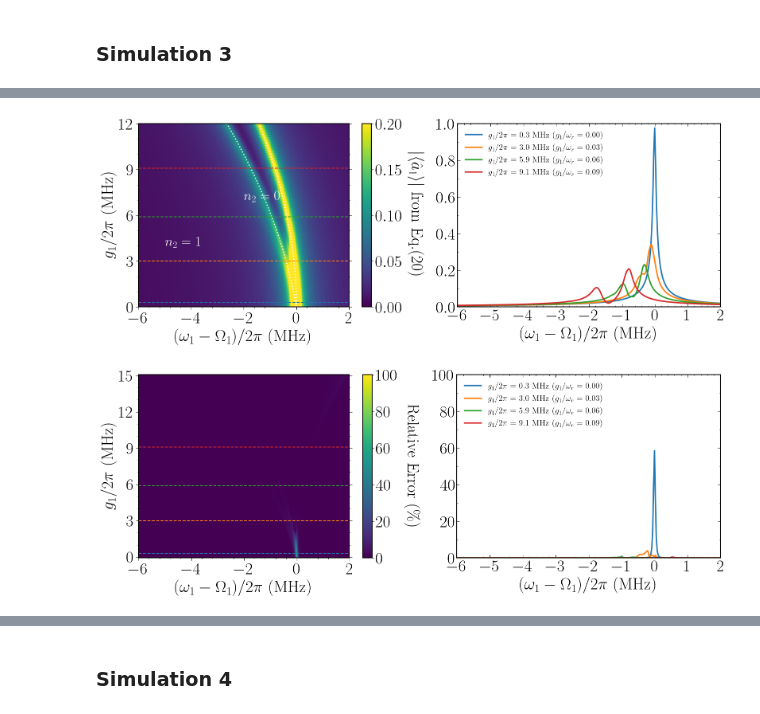
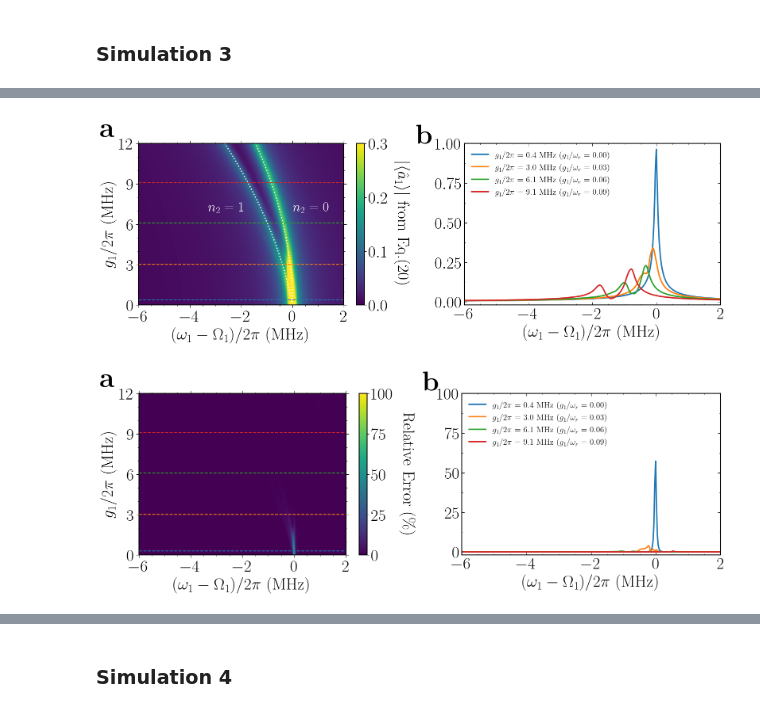
Before and after one commit to asantanah/code_for_paper, a Jupyter notebook: Artigo_simulations_.ipynb, the cells around one changed output, grey strips where cells are left out. Saved outputs shown, nothing was run; the diff lists cells and outputs as text; code cells hidden in the pictures.

```diff
--- a/Artigo_simulations_.ipynb
+++ b/Artigo_simulations_.ipynb
@@ -930,7 +930,7 @@ if(saveResults == True):
 # %% [markdown]
 ### Simulation 1
 # %%
-x_list , y_list, z_list_1 = load("Results\Simulation_1\Results_[2023-08-24]_[20h50m].npy", allow_pickle=True)
+x_list , y_list, z_list_1 = load("Results\Simulation_1\Results_[2023-08-25]_[10h49m].npy", allow_pickle=True)
 
 name = "Simulation_1"
 
@@ -1516,7 +1533,7 @@ plt.show()
 # %% [markdown]
 ### Simulation 3
 # %%
-x_list , y_list, z_list_3 = load("Results\Simulation_3\Results_[2023-08-24]_[21h07m].npy", allow_pickle=True)
+x_list , y_list, z_list_3 = load("Results\Simulation_3\Results_[2023-08-25]_[11h05m].npy", allow_pickle=True)
 
 name = "Simulation_3"
 
@@ -1533,7 +1550,7 @@ wr = 2 * pi * 1e6 * 100  # Mechanical Frequency
 ###############################
 fig, axes = plt.subplots(1, 2, figsize=(16, 6))
 
-for i in [0,10,20,30,40,50,60]:
+for i in [0,15,30,45,60,75]:
     axes[0].plot(x_list, z_list_3[0][i], linestyle='-', label=r'$g_1/2\pi = $ %.1f MHz ($g_1/\omega_r = $ %.2f)' % (y_list[i],(2 * pi * 1e6 * y_list[i]/(wr))), lw = lw)
 
 axes[0].set_xlabel(r'$(\omega_1 - \Omega_1)/2\pi$ (MHz)', rotation=0, fontsize=fs)
@@ -1548,20 +1565,20 @@ axes[0].set_xlim(-6,2)
 axes[0].set_ylim(-0.02,1)
 
 start, end = axes[0].get_xlim()
-axes[0].xaxis.set_ticks(arange(start, end+1, 1))
+axes[0].xaxis.set_ticks(arange(start, end+1, 2))
 
 axes[0].xaxis.set_ticks_position('both')
 axes[0].yaxis.set_ticks_position('both')
 
 axes[0].yaxis.set_minor_locator(AutoMinorLocator(2))
-axes[0].xaxis.set_minor_locator(AutoMinorLocator(5))
+axes[0].xaxis.set_minor_locator(AutoMinorLocator(4))
 
 axes[0].xaxis.set_tick_params(length=5)
 axes[0].yaxis.set_tick_params(length=5)
 
 axes[0].margins(x=0.1, y=0.1)
 ###############################
-for i in [0,10,20,30,40,50,60]:
+for i in [0,15,30,45,60,75]:
     axes[1].plot(x_list, z_list_3[1][i], linestyle='-', label=r'$g_1/2\pi = $ %.1f MHz ($g_1/\omega_r = $ %.2f)' % (y_list[i],(2 * pi * 1e6 * y_list[i]/(wr))), lw = lw)
 
 axes[1].set_xlabel(r'$(\omega_1 - \Omega_1)/2\pi$ (MHz)', rotation=0, fontsize=fs)
@@ -1576,20 +1593,22 @@ axes[1].set_xlim(-6,2)
 axes[1].set_ylim(-0.02,1)
 
 start, end = axes[1].get_xlim()
-axes[1].xaxis.set_ticks(arange(start, end+1, 1))
+axes[1].xaxis.set_ticks(arange(start, end+1, 2))
 
 axes[1].xaxis.set_ticks_position('both')
 axes[1].yaxis.set_ticks_position('both')
 
 axes[1].yaxis.set_minor_locator(AutoMinorLocator(2))
-axes[1].xaxis.set_minor_locator(AutoMinorLocator(5))
+axes[1].xaxis.set_minor_locator(AutoMinorLocator(4))
 
 axes[1].xaxis.set_tick_params(length=5)
 axes[1].yaxis.set_tick_params(length=5)
 
 axes[1].margins(x=0.01, y=0.01)
 ###############################
-
+axes[0].text(-7.5, 1, r"$\mathbf{a}$", color='black', fontsize=50)
+axes[1].text(-7.5, 1, r"$\mathbf{b}$", color='black', fontsize=50)
+###############################
 plt.tight_layout()
 
 if(saveResults == True):
@@ -1691,30 +1715,31 @@ wr = 2 * pi * 1e6 * 100  # Mechanical Frequency
 ###############################
 fig, axes = plt.subplots(1, 2, figsize=(16, 6))
 
-nrm = mpl.colors.Normalize(0, 0.2)
+nrm = mpl.colors.Normalize(0, 0.3)
 im1 = axes[0].pcolormesh(x_list, y_list, z_list_3[1], cmap=cm.viridis, norm=nrm, shading='auto')
 ###############################
-shift_n0 = [-(k**2)/(2*pi*wr*1e6) for k in galist]
-shift_n1 = [(-(k**2)/(2*pi*wr*1e6))-((2*k*gb)/(2*pi*wr*1e6)) for k in galist]
+shift_n0 = [-(2 * pi * 1e6 * k**2)/(wr) for k in y_list]
+shift_n1 = [(-(2 * pi * 1e6 * k**2)/(wr))-((2 * pi * 1e6 * 2*k*5)/(wr)) for k in y_list]
 axes[0].plot(shift_n0, y_list, ':', color='white', lw=2)
 axes[0].plot(shift_n1, y_list, ':', color='white', lw=2)
-axes[0].text(-5, 4, r"$n_2 = 1$", color='white', fontsize=25)
-axes[0].text(-2, 7, r"$n_2 = 0$", color='white', fontsize=25)
+axes[0].text(-3.3,7, r"$n_2 = 1$", color='white', fontsize=25)
+axes[0].text(0, 7, r"$n_2 = 0$", color='white', fontsize=25)
 ###############################
 axes[0].set_xlabel(r'$(\omega_1 - \Omega_1)/2\pi$ (MHz)', rotation=0, fontsize=fs)
 axes[0].set_ylabel(r'$g_1/2\pi$ (MHz)', rotation=90, fontsize=fs)
 axes[0].tick_params(axis='both', which='major', direction='out', labelsize=ls)
 axes[0].tick_params(axis='both', which='minor', labelsize=ls)
-axes[0].yaxis.set_ticks(arange(0, 15.1, 3))
+axes[0].yaxis.set_ticks(arange(0, 12.1, 3))
 axes[0].yaxis.set_ticks_position('both')
+axes[0].xaxis.set_ticks_position('both')
 ###############################
-axes[0].axhline(y = 0.3, color = 'C0', linestyle = '--')
+axes[0].axhline(y = 0.4, color = 'C0', linestyle = '--')
 axes[0].axhline(y = 3.0, color = 'C1', linestyle = '--')
-axes[0].axhline(y = 5.9, color = 'C2', linestyle = '--')
+axes[0].axhline(y = 6.1, color = 'C2', linestyle = '--')
 axes[0].axhline(y = 9.1, color = 'C3', linestyle = '--')
 ###############################
 axes[0].yaxis.set_minor_locator(AutoMinorLocator(3))
-axes[0].xaxis.set_minor_locator(AutoMinorLocator(5))
+axes[0].xaxis.set_minor_locator(AutoMinorLocator(4))
 
 axes[0].xaxis.set_tick_params(length=5)
 axes[0].yaxis.set_tick_params(length=5)
@@ -1726,44 +1751,47 @@ cbar = plt.colorbar(im1, ax=axes[0])
 cbar.ax.tick_params(labelsize=ls)
 cbar.ax.set_ylabel(r'$\vert\langle \hat{a}_1\rangle\vert$ from Eq.(20)', labelpad = 40, rotation=270, fontsize=fs)
 ###############################
-colors = ['red','blue','orange','purple']
-for i in [2,20,39,60]:
+for i in [3,25,50,75]:
     axes[1].plot(x_list, z_list_3[1][i], linestyle='-', label=r'$g_1/2\pi = $ %.1f MHz ($g_1/\omega_r = $ %.2f)' % (y_list[i],(2 * pi * 1e6 * y_list[i]/(wr))), lw=lw)
 
 axes[1].set_xlabel(r'$(\omega_1 - \Omega_1)/2\pi$ (MHz)', rotation=0, fontsize=fs)
 #axes[1].set_ylabel(r'$\vert\langle \hat{a}_1\rangle\vert$ from Eq.(20)', rotation=90, fontsize=fs)
 
 axes[1].tick_params(axis='both', which='major', direction='in', labelsize=ls)
 axes[1].tick_params(axis='both', which='minor', direction='in', labelsize=ls)
 axes[1].yaxis.set_ticks_position('both')
 axes[1].legend(loc=2, fontsize=floor(fs/2), frameon=False)
 
 axes[1].set_xlim(-6,2)
-axes[1].set_ylim(0,1.0)
+axes[1].set_ylim(-0.02,1.0)
 
 start, end = axes[1].get_xlim()
-axes[1].xaxis.set_ticks(arange(start, end+1, 1))
+axes[1].xaxis.set_ticks(arange(start, end+1, 2))
+axes[1].yaxis.set_ticks(arange(0, 1.1, 0.25))
 
 axes[1].xaxis.set_ticks_position('both')
 axes[1].yaxis.set_ticks_position('both')
 
 axes[1].yaxis.set_minor_locator(AutoMinorLocator(2))
-axes[1].xaxis.set_minor_locator(AutoMinorLocator(5))
+axes[1].xaxis.set_minor_locator(AutoMinorLocator(4))
 
 axes[1].xaxis.set_tick_params(length=5)
 axes[1].yaxis.set_tick_params(length=5)
 
 axes[1].margins(x=0.01, y=0.01)
+###############################
+axes[0].text(-7.5, 12.5, r"$\mathbf{a}$", color='black', fontsize=50)
+axes[1].text(-7.5, 1, r"$\mathbf{b}$", color='black', fontsize=50)
 ###############################
 plt.tight_layout()
 
 if(saveResults == True):
     filename = "003"
     plt.savefig(save_path_3 + "Figures/" + filename + time_index + ".pdf", bbox_inches='tight')
     plt.savefig(save_path_3 + "Figures/" + filename + time_index + ".png", bbox_inches='tight')
 plt.show()
 # %% [output]
-[figure, old version]
+[figure, new version]
 # %%
 rerror_list = []
 
@@ -1792,29 +1820,29 @@ axes[0].set_xlabel(r'$(\omega_1 - \Omega_1)/2\pi$ (MHz)', rotation=0, fontsize=f
 axes[0].set_ylabel(r'$g_1/2\pi$ (MHz)', rotation=90, fontsize=fs)
 axes[0].tick_params(axis='both', which='major', direction='out', labelsize=ls)
 axes[0].tick_params(axis='both', which='minor', labelsize=ls)
-axes[0].yaxis.set_ticks(arange(0, 15.1, 3))
+axes[0].yaxis.set_ticks(arange(0, 12.1, 3))
 axes[0].yaxis.set_ticks_position('both')
+axes[0].xaxis.set_ticks_position('both')
 ###############################
 axes[0].axhline(y = 0.3, color = 'C0', linestyle = '--')
 axes[0].axhline(y = 3.0, color = 'C1', linestyle = '--')
-axes[0].axhline(y = 5.9, color = 'C2', linestyle = '--')
+axes[0].axhline(y = 6.1, color = 'C2', linestyle = '--')
 axes[0].axhline(y = 9.1, color = 'C3', linestyle = '--')
 ###############################
 axes[0].yaxis.set_minor_locator(AutoMinorLocator(3))
-axes[0].xaxis.set_minor_locator(AutoMinorLocator(5))
+axes[0].xaxis.set_minor_locator(AutoMinorLocator(4))
 
 axes[0].xaxis.set_tick_params(length=5)
 axes[0].yaxis.set_tick_params(length=5)
 
 axes[0].set_xlim(-6, 2)
-#axes[0].set_ylim(0, 12)
+axes[0].set_ylim(0, 12)
 
 cbar = plt.colorbar(im1, ax=axes[0])
 cbar.ax.tick_params(labelsize=ls)
 cbar.ax.set_ylabel(r'Relative Error (\%)', labelpad = 40, rotation=270, fontsize=fs)
 ###############################
-colors = ['red','blue','orange','purple']
-for i in [2,20,39,60]:
+for i in [3,25,50,75]:
     axes[1].plot(x_list, rerror_list[i], linestyle='-', label=r'$g_1/2\pi = $ %.1f MHz ($g_1/\omega_r = $ %.2f)' % (y_list[i],(2 * pi * 1e6 * y_list[i]/(wr))), lw=lw)
 
 axes[1].set_xlabel(r'$(\omega_1 - \Omega_1)/2\pi$ (MHz)', rotation=0, fontsize=fs)
@@ -1826,21 +1854,25 @@ axes[1].yaxis.set_ticks_position('both')
 axes[1].legend(loc=2, fontsize=floor(fs/2), frameon=False)
 
 axes[1].set_xlim(-6,2)
-axes[1].set_ylim(0,100)
+axes[1].set_ylim(-2,100)
 
 start, end = axes[1].get_xlim()
-axes[1].xaxis.set_ticks(arange(start, end+1, 1))
+axes[1].xaxis.set_ticks(arange(start, end+1, 2))
+axes[1].yaxis.set_ticks(arange(0, 101, 25))
 
 axes[1].xaxis.set_ticks_position('both')
 axes[1].yaxis.set_ticks_position('both')
 
 axes[1].yaxis.set_minor_locator(AutoMinorLocator(2))
-axes[1].xaxis.set_minor_locator(AutoMinorLocator(5))
+axes[1].xaxis.set_minor_locator(AutoMinorLocator(4))
 
 axes[1].xaxis.set_tick_params(length=5)
 axes[1].yaxis.set_tick_params(length=5)
 
 axes[1].margins(x=0.01, y=0.01)
+###############################
+axes[0].text(-7.5, 12.5, r"$\mathbf{a}$", color='black', fontsize=50)
+axes[1].text(-7.2, 102, r"$\mathbf{b}$", color='black', fontsize=50)
 ###############################
 plt.tight_layout()
 
@@ -1850,7 +1882,7 @@ if(saveResults == True):
     plt.savefig(save_path_3 + "Figures/" + filename + time_index + ".png", bbox_inches='tight')
 plt.show()
 # %% [output]
-[figure, old version]
+[figure, new version]
 # %%
 ###############################
 ls = 30.0       # Label size
```
Also changed, not shown: parts of 14 cells of this notebook, 2 other files.
